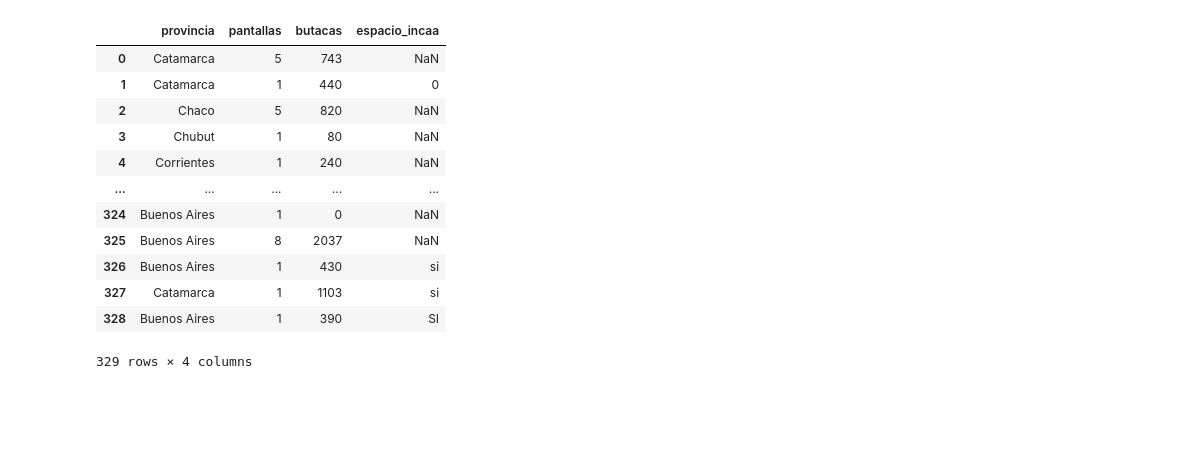
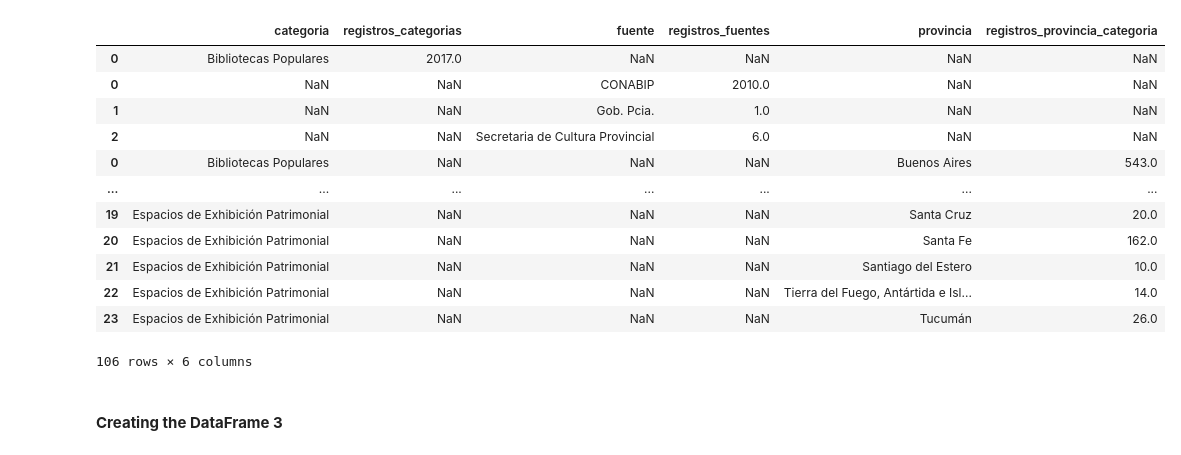
Before and after one commit to AndresGB1/analitycs, a Jupyter notebook: app2.ipynb, the cells around one changed output. Cells and saved outputs as stored; diff of their text form; code cells hidden in the pictures; blank space fills up the shorter version.

```diff
--- a/app2.ipynb
+++ b/app2.ipynb
@@ -95,31 +142,28 @@ table1
 # %%
-def register_count_table():
-     #Headers of the dataframes
-    headers = ['id', 'categoria', 'fuente', 'provincia_categoria', 'cantidad']
+def register_count_table(df_museos,df_cines,df_bibliotecas):
 
-    #Get categories and count how many times they appear from bibliotecas
-    df_bibliotecas2 = df_bibliotecas[['categoria', 'provincia', 'fuente']]
-    df_cines2 = df_cines[['categoria', 'provincia', 'fuente']]
-    df_museos2 = df_museos[['categoria', 'provincia', 'fuente']]
+    #Get the dataframe with categoria, provincia and fuente
+    new_df_bibliotecas = df_bibliotecas[['categoria', 'provincia', 'fuente']]
+    new_df_cines2 = df_cines[['categoria', 'provincia', 'fuente']]
+    new_df_museos2 = df_museos[['categoria', 'provincia', 'fuente']]
 
+    #Count the registers by categoria, provincia and fuente of bibliotecas
+    categoria_biblioteca = new_df_bibliotecas.groupby(['categoria']).size().reset_index(name='registros_categorias')
+    fuente_biblioteca = new_df_bibliotecas.groupby(['fuente']).size().reset_index(name='registros_fuentes')
+    provincia_categoria_biblioteca = new_df_bibliotecas.groupby(['provincia', 'categoria']).size().reset_index(name='registros_provincia_categoria')
 
-    #Count categories  from bibliotecas
-    categoria_biblioteca = df_bibliotecas2.groupby(['categoria']).size().reset_index(name='registros_categorias')
-    fuente_biblioteca = df_bibliotecas2.groupby(['fuente']).size().reset_index(name='registros_fuentes')
-    provincia_categoria_biblioteca = df_bibliotecas2.groupby(['provincia', 'categoria']).size().reset_index(name='registros_provincia_categoria')
+    #Count the registers by categoria, provincia and fuente of cines
+    categoria_cine = new_df_cines2.groupby(['categoria']).size().reset_index(name='registros_categorias')
+    fuente_cine = new_df_cines2.groupby(['fuente']).size().reset_index(name='registros_fuentes')
+    provincia_categoria_cine = new_df_cines2.groupby(['provincia', 'categoria']).size().reset_index(name='registros_provincia_categoria')
 
-    #Count categories  from cines
-    categoria_cine = df_cines2.groupby(['categoria']).size().reset_index(name='registros_categorias')
-    fuente_cine = df_cines2.groupby(['fuente']).size().reset_index(name='registros_fuentes')
-    provincia_categoria_cine = df_cines2.groupby(['provincia', 'categoria']).size().reset_index(name='registros_provincia_categoria')
+    #Count the registers by categoria, provincia and fuente of museos
+    categoria_museo = new_df_museos2.groupby(['categoria']).size().reset_index(name='registros_categorias')
+    fuente_museo = new_df_museos2.groupby(['fuente']).size().reset_index(name='registros_fuentes')
+    provincia_categoria_museo = new_df_museos2.groupby(['provincia', 'categoria']).size().reset_index(name='registros_provincia_categoria')
 
-    #Count categories  from museos
-    categoria_museo = df_museos2.groupby(['categoria']).size().reset_index(name='registros_categorias')
-    fuente_museo = df_museos2.groupby(['fuente']).size().reset_index(name='registros_fuentes')
-    provincia_categoria_museo = df_museos2.groupby(['provincia', 'categoria']).size().reset_index(name='registros_provincia_categoria')
-    #Merge the dataframes
+    #Merge or concat the dataframes
     df_normalize = pd.concat([categoria_biblioteca, fuente_biblioteca, provincia_categoria_biblioteca, categoria_cine, fuente_cine, provincia_categoria_cine, categoria_museo, fuente_museo, provincia_categoria_museo])
-    df_normalize.to_csv('cantidad_categorias.csv', index=False)
     return df_normalize
 # %%
-register_count_table()
+table2 = register_count_table(df_museos,df_cines,df_bibliotecas)
@@ -140,20 +170,24 @@ register_count_table()
+# %%
+table2
+# %% [output]
+|  | categoria | registros_categorias | fuente | registros_fuentes | provincia | registros_provincia_categoria |
+| 0 | Bibliotecas Populares | 2017.0 | NaN | NaN | NaN | NaN |
+| 0 | NaN | NaN | CONABIP | 2010.0 | NaN | NaN |
+| 1 | NaN | NaN | Gob. Pcia. | 1.0 | NaN | NaN |
+| 2 | NaN | NaN | Secretaria de Cultura Provincial | 6.0 | NaN | NaN |
+| 0 | Bibliotecas Populares | NaN | NaN | NaN | Buenos Aires | 543.0 |
+| ... | ... | ... | ... | ... | ... | ... |
+| 19 | Espacios de Exhibición Patrimonial | NaN | NaN | NaN | Santa Cruz | 20.0 |
+| 20 | Espacios de Exhibición Patrimonial | NaN | NaN | NaN | Santa Fe | 162.0 |
+| 21 | Espacios de Exhibición Patrimonial | NaN | NaN | NaN | Santiago del Estero | 10.0 |
+| 22 | Espacios de Exhibición Patrimonial | NaN | NaN | NaN | Tierra del Fuego, Antártida e Isl... | 14.0 |
+| 23 | Espacios de Exhibición Patrimonial | NaN | NaN | NaN | Tucumán | 26.0 |
+106 rows × 6 columns
+# %% [markdown]
+#### **Creating the DataFrame 3**
 # %%
 def info_cine():
    df_cines2 = df_cines[['provincia', 'pantallas', 'butacas', 'espacio_incaa']]
    return df_cines2
 # %%
-info_cine()
+table3 = info_cine()
-# %% [output]
-|  | provincia | pantallas | butacas | espacio_incaa |
-| 0 | Catamarca | 5 | 743 | NaN |
-| 1 | Catamarca | 1 | 440 | 0 |
-| 2 | Chaco | 5 | 820 | NaN |
-| 3 | Chubut | 1 | 80 | NaN |
-| 4 | Corrientes | 1 | 240 | NaN |
-| ... | ... | ... | ... | ... |
-| 324 | Buenos Aires | 1 | 0 | NaN |
-| 325 | Buenos Aires | 8 | 2037 | NaN |
-| 326 | Buenos Aires | 1 | 430 | si |
-| 327 | Catamarca | 1 | 1103 | si |
-| 328 | Buenos Aires | 1 | 390 | SI |
-329 rows × 4 columns
```
Also changed, not shown: parts of 31 cells of this notebook, 4 other files.
